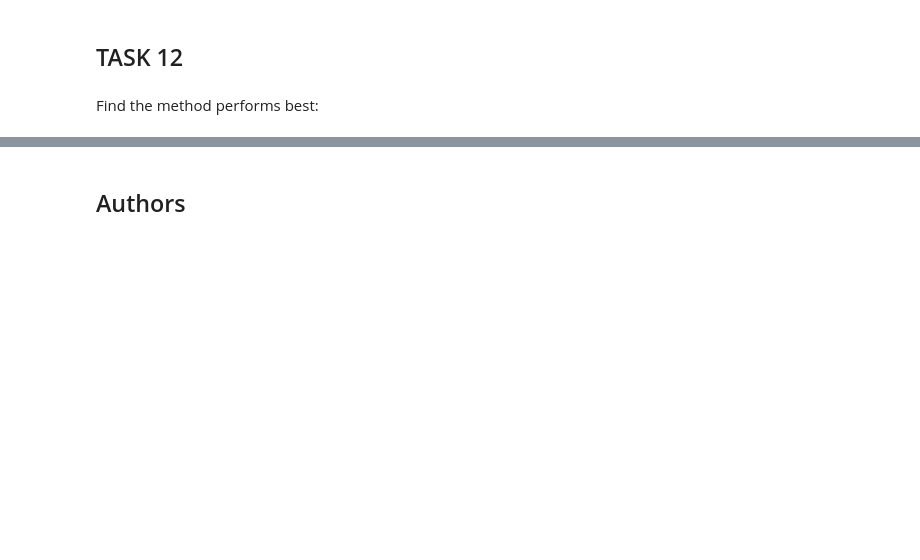
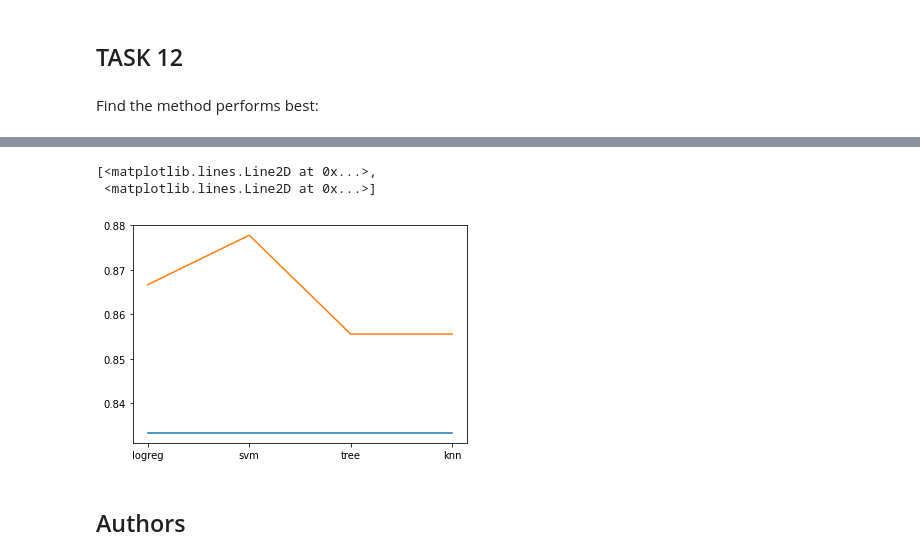
Before and after one commit to k8nowak/DS-Capstone, a Jupyter notebook: Week 4-1 Machine Learning.ipynb, the cells around one changed output, grey strips where cells are left out. Saved outputs shown, nothing was run; the diff lists cells and outputs as text; code cells hidden in the pictures; blank space fills up the shorter version.

```diff
--- a/Week 4-1 Machine Learning.ipynb
+++ b/Week 4-1 Machine Learning.ipynb
@@ -337,3 +395,9 @@ Find the method performs best:
+# %%
+dd
+# %% [output]
+[<matplotlib.lines.Line2D at 0x...>,
+ <matplotlib.lines.Line2D at 0x...>]
+[figure, added]
 # %% [markdown]
 ## Authors
 # %% [markdown]
```
Also changed, not shown: parts of 21 cells of this notebook.
